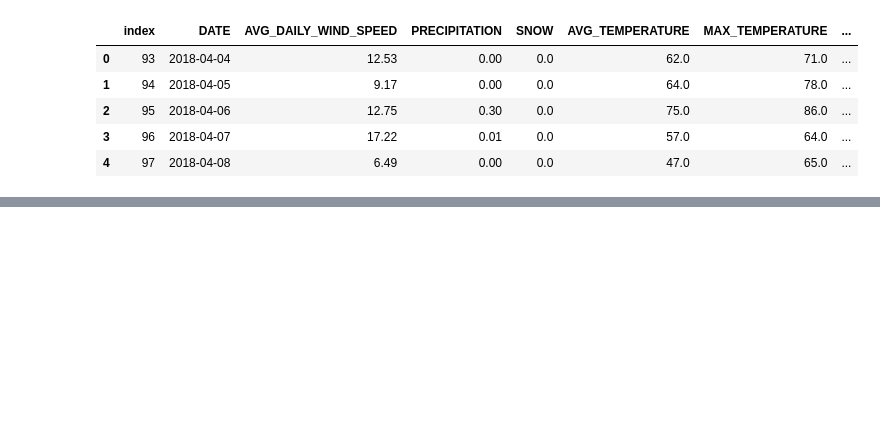
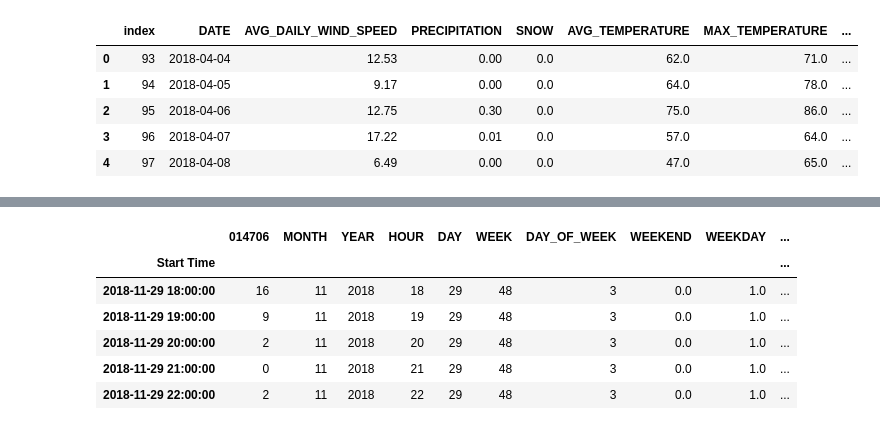
Before and after one commit to sameerabalay/Dockless_Mobility, a Jupyter notebook: src/Modeling/Random_Forest.ipynb, the cells around one changed output, grey strips where cells are left out. Saved outputs shown, nothing was run; the diff lists cells and outputs as text; code cells hidden in the pictures; blank space fills up the shorter version.

```diff
--- a/src/Modeling/Random_Forest.ipynb
+++ b/src/Modeling/Random_Forest.ipynb
@@ -292,3 +323,15 @@ test.head(5)
+# %%
+test.pop('DATE')
+test.pop('index')
+test.head(5)
+# %% [output]
+|  | 014706 | MONTH | YEAR | HOUR | DAY | WEEK | DAY_OF_WEEK | WEEKEND | WEEKDAY | ... |
+| Start Time |  |  |  |  |  |  |  |  |  | ... |
+| 2018-11-29 18:00:00 | 16 | 11 | 2018 | 18 | 29 | 48 | 3 | 0.0 | 1.0 | ... |
+| 2018-11-29 19:00:00 | 9 | 11 | 2018 | 19 | 29 | 48 | 3 | 0.0 | 1.0 | ... |
+| 2018-11-29 20:00:00 | 2 | 11 | 2018 | 20 | 29 | 48 | 3 | 0.0 | 1.0 | ... |
+| 2018-11-29 21:00:00 | 0 | 11 | 2018 | 21 | 29 | 48 | 3 | 0.0 | 1.0 | ... |
+| 2018-11-29 22:00:00 | 2 | 11 | 2018 | 22 | 29 | 48 | 3 | 0.0 | 1.0 | ... |
 # %%
 y_train = train.pop('014706').values
 X_train = train.values
```
Also changed, not shown: parts of 16 cells of this notebook.
